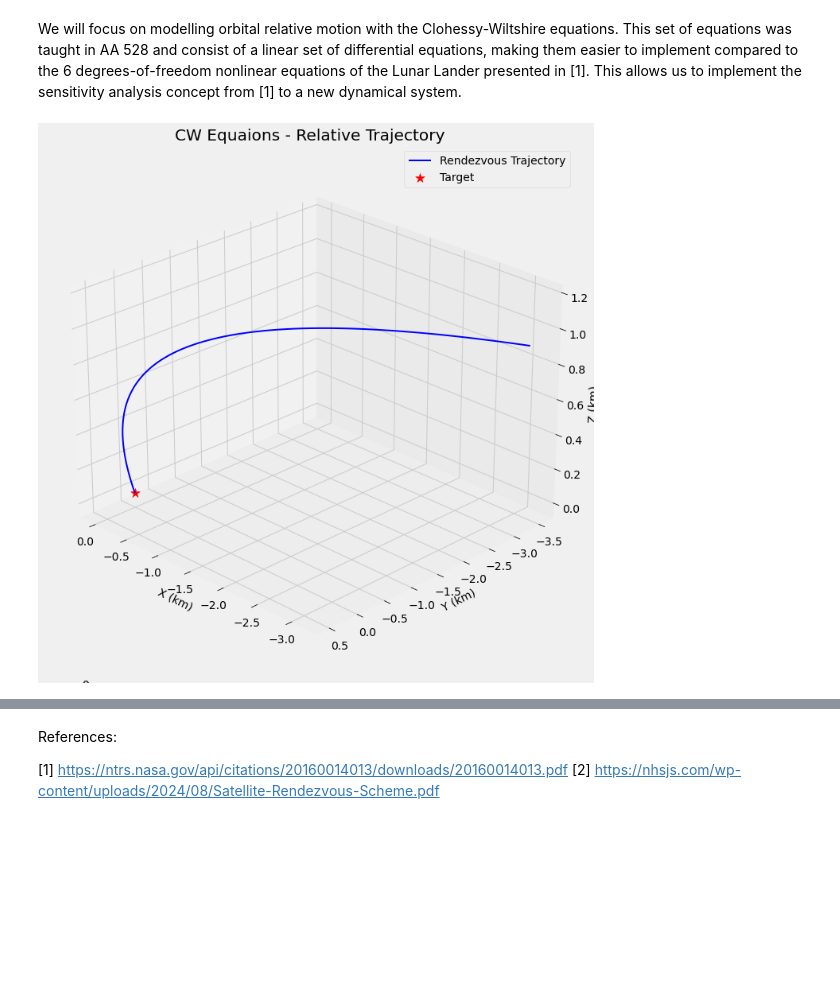
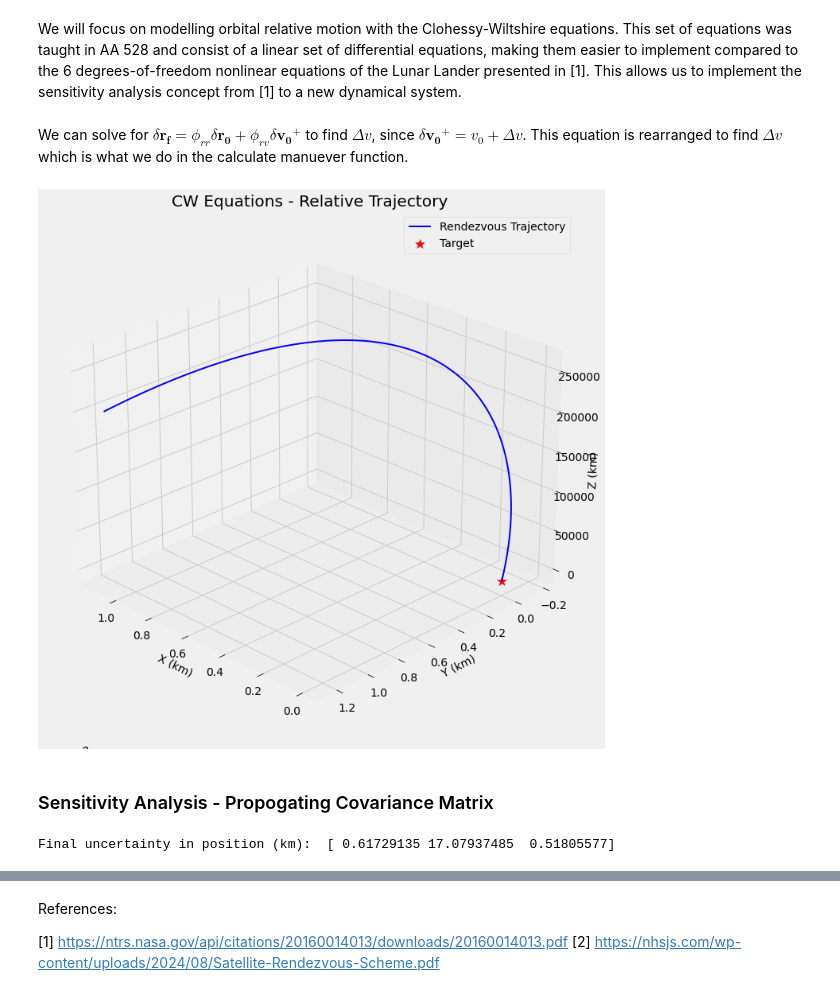
Before and after one commit to smokbel/OrbitalRelativeMotion, a Jupyter notebook: FinalProject.ipynb, the cells around one changed output, grey strips where cells are left out. Saved outputs shown, nothing was run; the diff lists cells and outputs as text; code cells hidden in the pictures; blank space fills up the shorter version.

```diff
--- a/FinalProject.ipynb
+++ b/FinalProject.ipynb
@@ -17,9 +17,15 @@ omega = np.sqrt(mu / R_total**3)
 # %%
 #### Initial Conditions ####
 
-r_init = np.array([1, 0, 1])
+r_init = np.array([R_total, 0, 1])
 rdot_init = np.array([0.1, 0, 0])
+
+# Define some r_target (usually origin for rendezvous problems)
+r_target = np.array([0,0,0])
+# %% [markdown]
+We can solve for $\delta \mathbf{r_f} = \phi_{rr} \delta \mathbf{r_0} + \phi_{rv} \delta \mathbf{v_0}^+$ to find $\Delta v$, since $\delta \mathbf{v_0}^+ = v_0 + \Delta v$. This equation is rearranged to find $\Delta v$ which is what we do in the calculate manuever function.
 # %%
+
 #### Analytical CW equations ####
 def cw_state_transition_matrix(omega, t):
     c = np.cos(omega * t)
@@ -45,7 +51,7 @@ def propagate_CW(r0, v0, omega, t):
     return r_t, v_t
 
 # Maneuver calculation for rendezvous. See equations 59-62 of [2] for further detail.
-def calculate_maneuver(r_current, v_current, omega, t_go, r_target=np.array([10,1,1])):
+def calculate_maneuver(r_current, v_current, omega, t, r_target):
 
     c = np.cos(omega * t)
     s = np.sin(omega * t)
@@ -61,52 +67,75 @@ def calculate_maneuver(r_current, v_current, omega, t_go, r_target=np.array([10,
         [0,            0,          c]
     ])
     phi_vr = np.linalg.pinv(phi_rv)
-    delta_v  = phi_vr @ (r_target - phi_rr @ r_current)
+    delta_v  = phi_vr @ (r_target - phi_rr @ r_current) - v_current
     return delta_v
 
 # Simulation details
 dt = 20
-t1 = 10000
+t1 = 1000
 r1, v1 = propagate_CW(r_init, rdot_init, omega, t1)
 
 # The first manuever for correction
 t2 = 2000
-delta_v1 = calculate_maneuver(r1, v1, omega, t2+t2)
+delta_v1 = calculate_maneuver(r1, v1, omega, t2, r_target)
 new_v1 = v1 + delta_v1
 
 # Use this new velocity to propogate system again
 r2, v2 = propagate_CW(r1, new_v1, omega, t2)
 
 # Repeat until we compute the final velocity
-delta_v2 = calculate_maneuver(r2, v2, omega, t2)
+delta_v2 = calculate_maneuver(r2, v2, omega, t2, r_target)
 new_v2 = v2 + delta_v2
-t3 = t2
+t3 = 2000
 r_final = []
 times = np.arange(0, t3, dt)
 
 for t in times:
     r_t, _ = propagate_CW(r2, new_v2, omega, t)
     r_final.append(r_t)
 
 r_final = np.array(r_final)
 
 # Plot the final trajectory
 fig = plt.figure(figsize=(10, 10))
 ax = fig.add_subplot(111, projection='3d')
 ax.plot(*r_final.T, color='blue', linewidth=2, label='Rendezvous Trajectory')
 
 # Plot the target, defined at origin
 ax.scatter(0,0,0, color='red', marker='*', s=150, label='Target')
 
 # Labels
 ax.set_xlabel('X (km)')
 ax.set_ylabel('Y (km)')
 ax.set_zlabel('Z (km)')
-ax.set_title('CW Equaions - Relative Trajectory')
+ax.set_title('CW Equations - Relative Trajectory')
 ax.legend()
 ax.grid(True)
 ax.view_init(elev=25, azim=135)
 plt.tight_layout()
 plt.show()
 # %% [output]
-[figure, old version]
+[figure, new version]
+# %% [markdown]
+### Sensitivity Analysis - Propogating Covariance Matrix
+# %%
+# Let's say position measured has +- 0.01 km uncertainty and the velocity has +- 0.001 km/s uncertainty
+pos_ucrt = 0.01  # km
+vel_uncrt = 0.001  # km/s
+t_total = t1 + t2 + t3
+
+# Define an initial covariance matrix based on these uncertainties
+C_init = np.diag([pos_ucrt, pos_ucrt, pos_ucrt, vel_uncrt, vel_uncrt, vel_uncrt])**2
+
+# Compute analytical STM
+phi_final = cw_state_transition_matrix(omega, t_total)
+
+# Propogating the covariance matrix directly with Phi
+C_final = phi_final @ C_init @ phi_final.T
+final_pos_cov = C_final[:3, :3]
+final_pos_std = np.sqrt(np.diag(final_pos_cov))
+
+# These are the final position uncertainties after the manuevers.
+print("Final uncertainty in position (km): ", final_pos_std)
+# %% [output]
+Final uncertainty in position (km):  [ 0.61729135 17.07937485  0.51805577]
```
Also changed, not shown: parts of 1 cell of this notebook.
